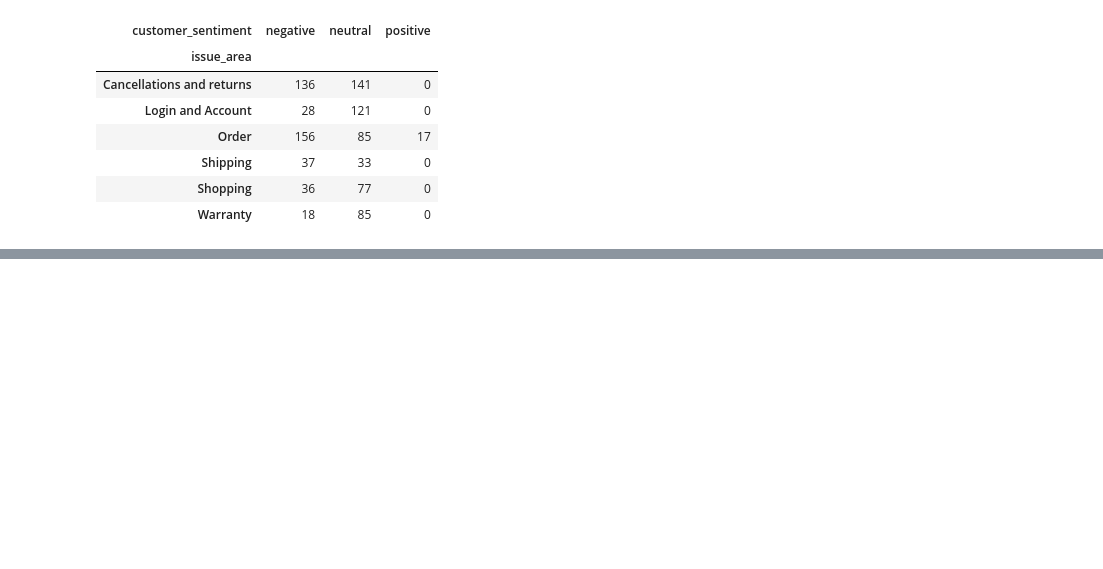
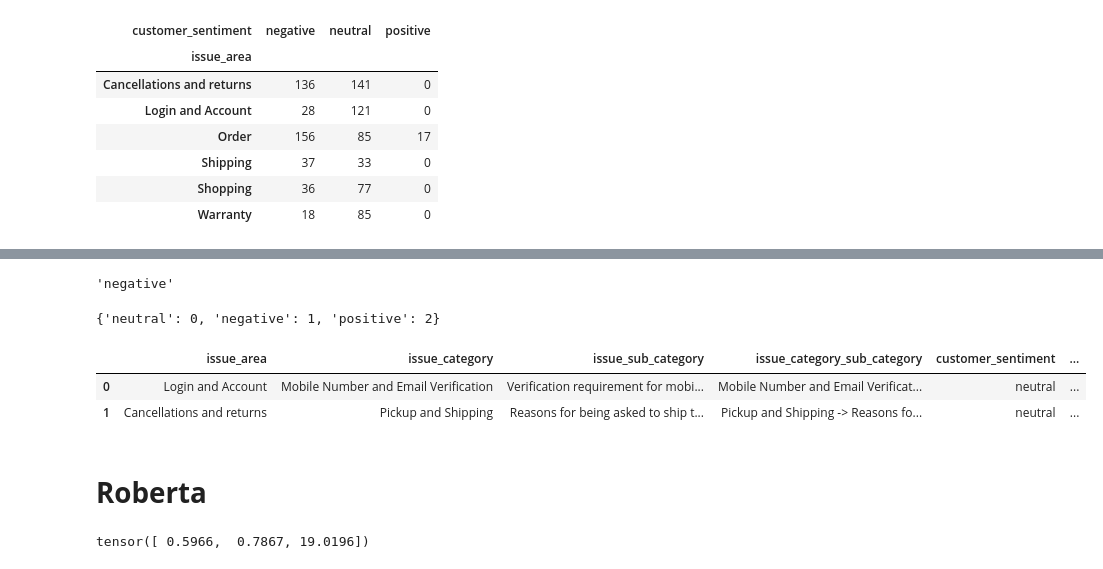
Before and after one commit to aleynakirmizi/DI_725_Assignment_1, a Jupyter notebook: e274020_DI725_assignment1.ipynb, the cells around one changed output, grey strips where cells are left out. Saved outputs shown, nothing was run; the diff lists cells and outputs as text; code cells hidden in the pictures; blank space fills up the shorter version.

```diff
--- a/e274020_DI725_assignment1.ipynb
+++ b/e274020_DI725_assignment1.ipynb
@@ -252,0 +241,22 @@ fig4.show()
+# %%
+def clean_intro(text):
+    text = text.lower()
+    pattern = r"agent:\s*(?:hello|hi)?[.,]?\s*thank you for (?:calling|contacting) brownbox customer support[.,]?\s*my name is .*?\.\s*how (?:can|may) i assist you today\?\s*customer:\s*"
+    cleaned_text = re.sub(pattern, "", text)
+    return cleaned_text.strip()
+
+def clean_newlines(text):
+  text= text.replace('\n',' ')
+  text = re.sub(r'\s+', ' ', text)
+  return text.strip()
+
+def clean_system_notes(text):
+  cleaned_text = re.sub(r'\s*\(.*?\)\s*', ' ', text)
+  cleaned_text = re.sub(r'\s+', ' ', cleaned_text)
+  cleaned_text = re.sub(r'\[.*?\]', '', cleaned_text)
+  return cleaned_text.strip()
+
+
+df_train['conversation'] = df_train['conversation'].apply(clean_intro)
+df_train['conversation'] = df_train['conversation'].apply(clean_newlines)
+df_train['conversation'] = df_train['conversation'].apply(clean_system_notes)
@@ -252,0 +272,31 @@ fig4.show()
+# %%
+df_train["customer_sentiment"].unique()[1]
+# %% [output]
+'negative'
+# %%
+label_map = {label: idx for idx, label in enumerate(df_train["customer_sentiment"].unique())}
+label_map
+# %% [output]
+{'neutral': 0, 'negative': 1, 'positive': 2}
+# %%
+df_train['label'] = df_train['customer_sentiment'].map(label_map)
+df_train.head(2)
+# %% [output]
+|  | issue_area | issue_category | issue_sub_category | issue_category_sub_category | customer_sentiment | ... |
+| 0 | Login and Account | Mobile Number and Email Verification | Verification requirement for mobi... | Mobile Number and Email Verificat... | neutral | ... |
+| 1 | Cancellations and returns | Pickup and Shipping | Reasons for being asked to ship t... | Pickup and Shipping -> Reasons fo... | neutral | ... |
+# %% [markdown]
+# **Roberta**
+# %%
+from sklearn.utils.class_weight import compute_class_weight
+
+class_weights = compute_class_weight(
+    class_weight="balanced",
+    classes=np.unique(df_train["label"]),
+    y=df_train["label"]
+)
+
+class_weights = torch.tensor(class_weights, dtype=torch.float)
+class_weights
+# %% [output]
+tensor([ 0.5966,  0.7867, 19.0196])
```
Also changed, not shown: parts of 23 cells of this notebook.
